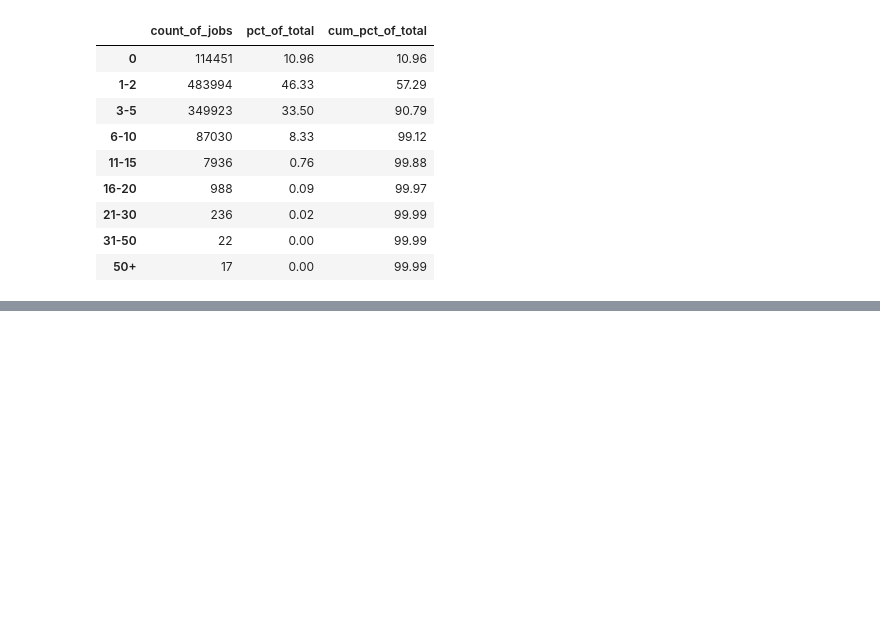
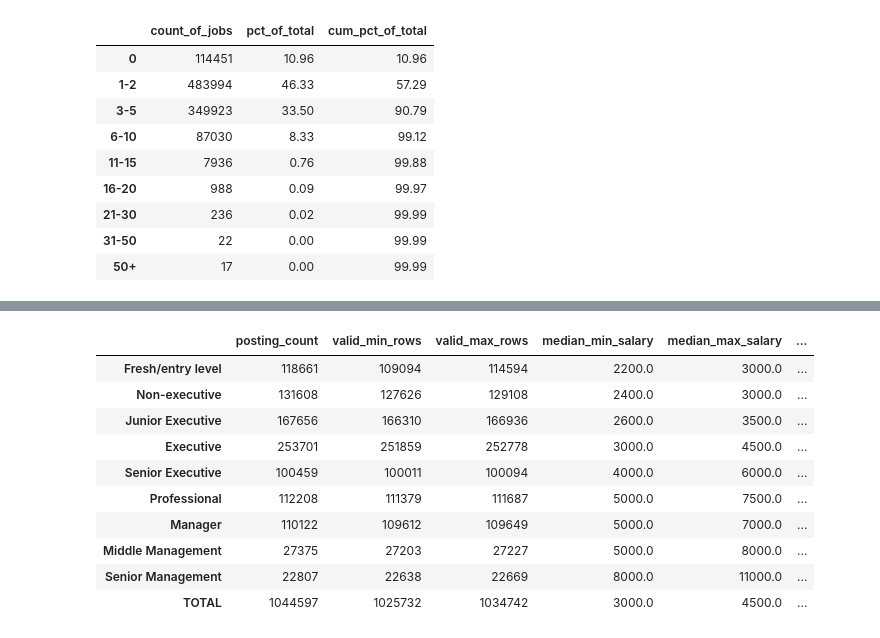
Before and after one commit to PP-123-nt/sg-jobs, a Jupyter notebook: 2_duckdb-check.ipynb, the cells around one changed output, grey strips where cells are left out. Cells and saved outputs as stored; diff of their text form; code cells hidden in the pictures; blank space fills up the shorter version.

```diff
--- a/2_duckdb-check.ipynb
+++ b/2_duckdb-check.ipynb
@@ -394,0 +433,48 @@ yr_exp_summary
+# %%
+import pandas as pd
+
+level_order = ['Fresh/entry level', 'Non-executive', 'Junior Executive', 'Executive',
+               'Senior Executive', 'Professional', 'Manager', 'Middle Management', 'Senior Management']
+
+# only trust salaries in a realistic monthly range
+valid_min = job_df['salary_minimum'].between(1000, 30000)
+valid_max = job_df['salary_maximum'].between(1000, 50000)
+job_df['min_salary_clean'] = job_df['salary_minimum'].where(valid_min)
+job_df['max_salary_clean'] = job_df['salary_maximum'].where(valid_max)
+
+level_summary = job_df.groupby('positionLevels').agg(
+    posting_count     = ('metadata_jobPostId', 'size'),
+    valid_min_rows    = ('min_salary_clean', 'count'),
+    valid_max_rows    = ('max_salary_clean', 'count'),
+    median_min_salary = ('min_salary_clean', 'median'),
+    median_max_salary = ('max_salary_clean', 'median'),
+    median_min_exp_yr = ('minimumYearsExperience', 'median'),
+).reindex(level_order)
+
+level_summary['pct_of_total'] = (level_summary['posting_count'] / len(job_df) * 100).round(2)
+
+# TOTAL row at the bottom
+total_row = pd.DataFrame({
+    'posting_count':     [len(job_df)],
+    'valid_min_rows':    [valid_min.sum()],
+    'valid_max_rows':    [valid_max.sum()],
+    'median_min_salary': [job_df['min_salary_clean'].median()],
+    'median_max_salary': [job_df['max_salary_clean'].median()],
+    'median_min_exp_yr': [job_df['minimumYearsExperience'].median()],
+    'pct_of_total':      [100.00],
+}, index=['TOTAL'])
+
+level_summary = pd.concat([level_summary, total_row])
+level_summary
+# %% [output]
+|  | posting_count | valid_min_rows | valid_max_rows | median_min_salary | median_max_salary | ... |
+| Fresh/entry level | 118661 | 109094 | 114594 | 2200.0 | 3000.0 | ... |
+| Non-executive | 131608 | 127626 | 129108 | 2400.0 | 3000.0 | ... |
+| Junior Executive | 167656 | 166310 | 166936 | 2600.0 | 3500.0 | ... |
+| Executive | 253701 | 251859 | 252778 | 3000.0 | 4500.0 | ... |
+| Senior Executive | 100459 | 100011 | 100094 | 4000.0 | 6000.0 | ... |
+| Professional | 112208 | 111379 | 111687 | 5000.0 | 7500.0 | ... |
+| Manager | 110122 | 109612 | 109649 | 5000.0 | 7000.0 | ... |
+| Middle Management | 27375 | 27203 | 27227 | 5000.0 | 8000.0 | ... |
+| Senior Management | 22807 | 22638 | 22669 | 8000.0 | 11000.0 | ... |
+| TOTAL | 1044597 | 1025732 | 1034742 | 3000.0 | 4500.0 | ... |
```
Also changed, not shown: parts of 1 cell of this notebook, 1 other file.
